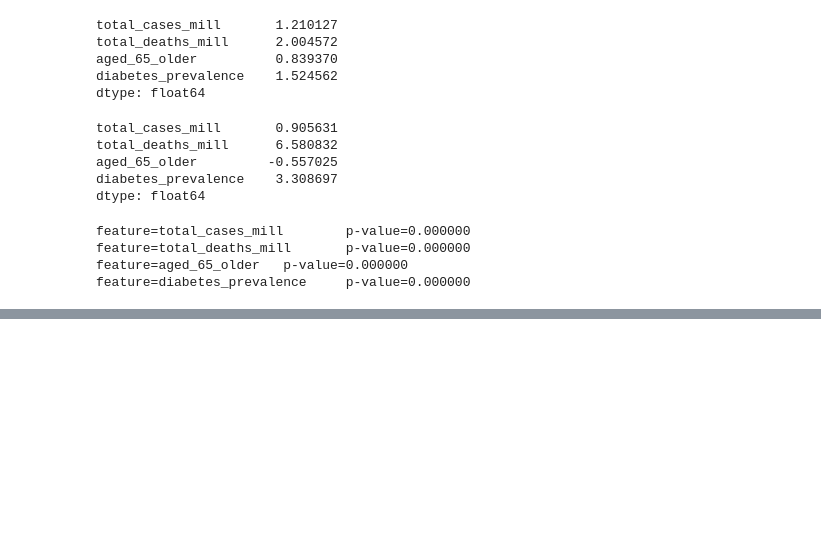
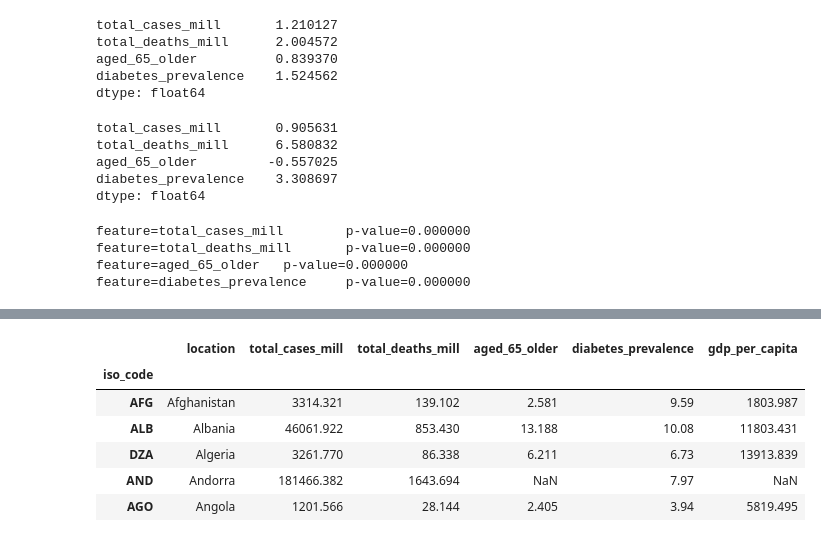
Before and after one commit to alextanhongpin/data-cleaning-and-exploration-with-machine-learning, a Jupyter notebook: 01-basic.ipynb, the cells around one changed output, grey strips where cells are left out. Drawn from its saved outputs; the diff is of its cells as text; code cells hidden in the pictures; blank space fills up the shorter version.

```diff
--- a/01-basic.ipynb
+++ b/01-basic.ipynb
@@ -471,0 +477,22 @@ feature=diabetes_prevalence     p-value=0.000000
+# %%
+covid_totals = pd.read_csv("./data/covidtotals.csv")
+covid_totals.set_index("iso_code", inplace=True)
+
+key_vars = [
+    "location",
+    "total_cases_mill",
+    "total_deaths_mill",
+    "aged_65_older",
+    "diabetes_prevalence",
+    "gdp_per_capita",
+]
+covid_keys = covid_totals[key_vars]
+covid_keys.head()
+# %% [output]
+|  | location | total_cases_mill | total_deaths_mill | aged_65_older | diabetes_prevalence | gdp_per_capita |
+| iso_code |  |  |  |  |  |  |
+| AFG | Afghanistan | 3314.321 | 139.102 | 2.581 | 9.59 | 1803.987 |
+| ALB | Albania | 46061.922 | 853.430 | 13.188 | 10.08 | 11803.431 |
+| DZA | Algeria | 3261.770 | 86.338 | 6.211 | 6.73 | 13913.839 |
+| AND | Andorra | 181466.382 | 1643.694 | NaN | 7.97 | NaN |
+| AGO | Angola | 1201.566 | 28.144 | 2.405 | 3.94 | 5819.495 |
```
Also changed, not shown: parts of 4 cells of this notebook.
